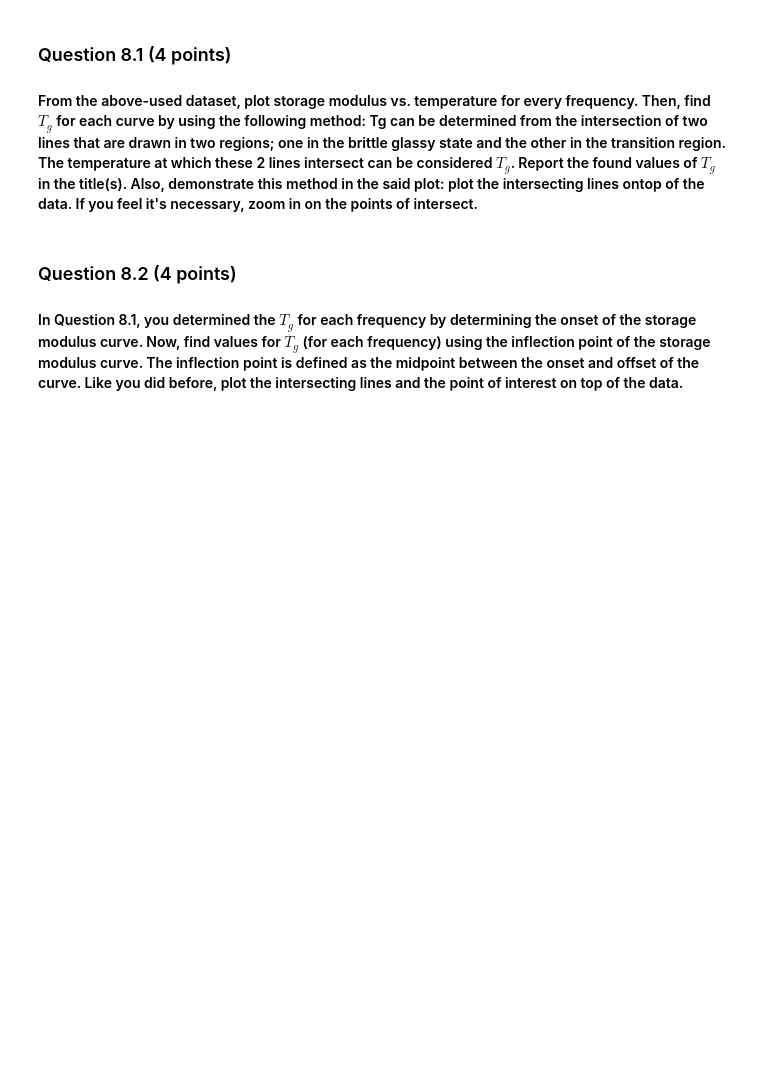
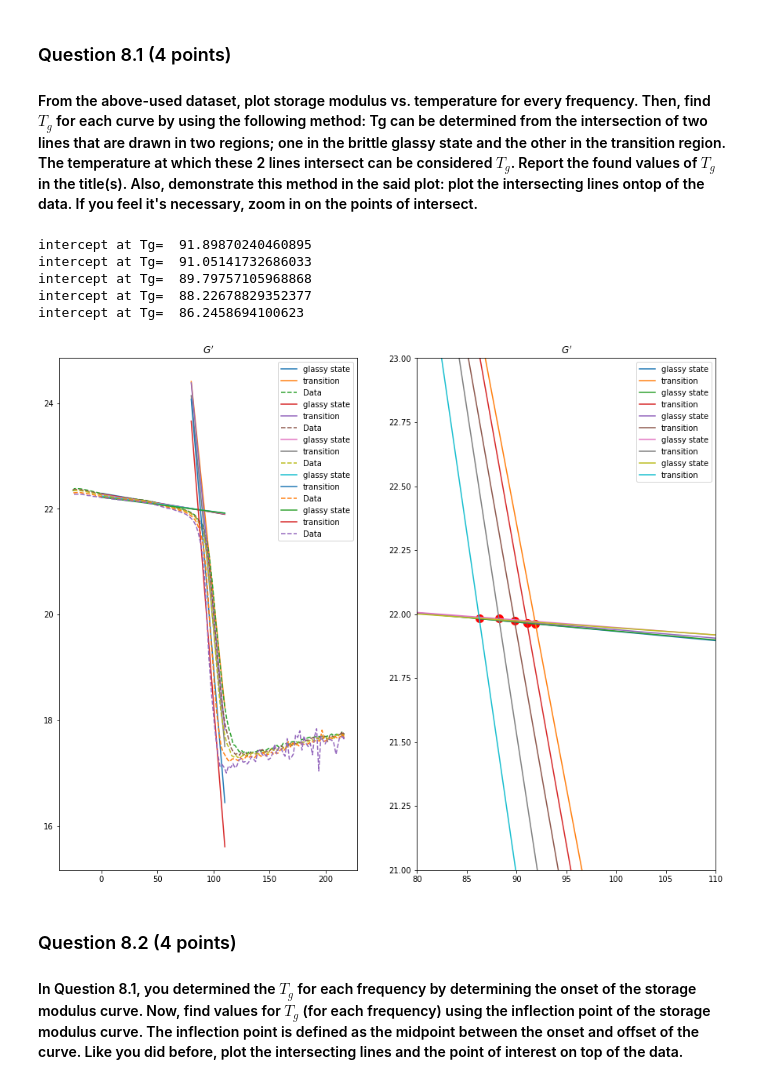
Before and after one commit to ocarpentier/PCM, a Jupyter notebook: Rheokinetics/Notebook Rheokinetics.ipynb, the cells around one changed output. Drawn from its saved outputs; the diff is of its cells as text; code cells hidden in the pictures; blank space fills up the shorter version.

```diff
--- a/Rheokinetics/Notebook Rheokinetics.ipynb
+++ b/Rheokinetics/Notebook Rheokinetics.ipynb
@@ -88,6 +126,55 @@ Answer:
 ### Question 8.1 (4 points)
 
 #### From the above-used dataset, plot storage modulus vs. temperature for every frequency. Then, find $T_g$ for each curve by using the following method: Tg can be determined from the intersection of two lines that are drawn in two regions; one in the brittle glassy state and the other in the transition region. The temperature at which these 2 lines intersect can be considered $T_g$. Report the found values of $T_g$ in the title(s). Also, demonstrate this method in the said plot: plot the intersecting lines ontop of the data. If you feel it's necessary, zoom in on the points of intersect.
+# %%
+#get two regions firstline is from temperature 0-50, second line for a very negative derivative(slope) between 80-120
+from scipy import stats
+
+for it,freq in enumerate(freq_lst):
+    temp = df[df['Freq.']==freq]['Temp.']
+    G1 = df[df['Freq.']==freq]["E'(G')"]
+    G_log = np.log(np.array(G1).astype(float))
+
+
+    #glassy state line
+    line1 = G_log[temp<50]
+    slope1, intercept1, r, p, std_err = stats.linregress(np.array(temp[temp<50]).astype(float), line1)
+    T1 = np.linspace(0,110,1000)
+
+
+    #transition region
+    dGdt = np.diff(G_log)/temp.diff()[1::]
+    line2 = G_log[(dGdt<-0.1)&(temp<120)]
+    temp2 = temp[(dGdt<-0.1)&(temp<120)]
+
+    slope2, intercept2, r, p, std_err = stats.linregress(np.array(temp2).astype(float), line2)
+    T2 = np.linspace(80,110,1000)
+    plt.subplot(121)
+    plt.plot(T1,T1*slope1+intercept1,label='glassy state')
+    plt.plot(T2,T2*slope2+intercept2,label='transition')
+    plt.plot(temp,G_log,label='Data',linestyle='dashed')
+    plt.subplot(122)
+    plt.plot(T1,T1*slope1+intercept1,label='glassy state')
+    plt.plot(T2,T2*slope2+intercept2,label='transition')
+    plt.scatter((intercept1-intercept2)/(slope2-slope1),(intercept1-intercept2)/(slope2-slope1)*slope2+intercept2,color='r',s=100)
+    print('intercept at Tg= ', (intercept1-intercept2)/(slope2-slope1))
+
+plt.subplot(121)
+plt.title("$G^{\prime}$")
+plt.legend()
+plt.subplot(122)
+plt.ylim([21,23])
+plt.xlim([80,110])
+plt.title("$G^{\prime}$")
+plt.legend()
+plt.show()
+# %% [output]
+intercept at Tg=  91.89870240460895
+intercept at Tg=  91.05141732686033
+intercept at Tg=  89.79757105968868
+intercept at Tg=  88.22678829352377
+intercept at Tg=  86.2458694100623
+[figure, added]
 # %% [markdown]
 ### Question 8.2 (4 points)
 
```
Also changed, not shown: parts of 5 cells of this notebook, 1 other file.
